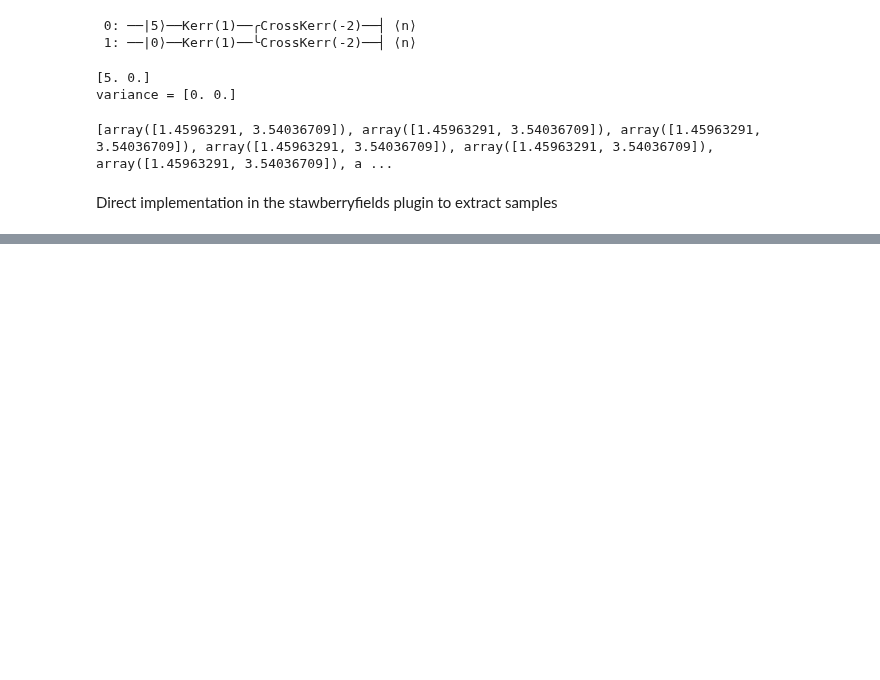
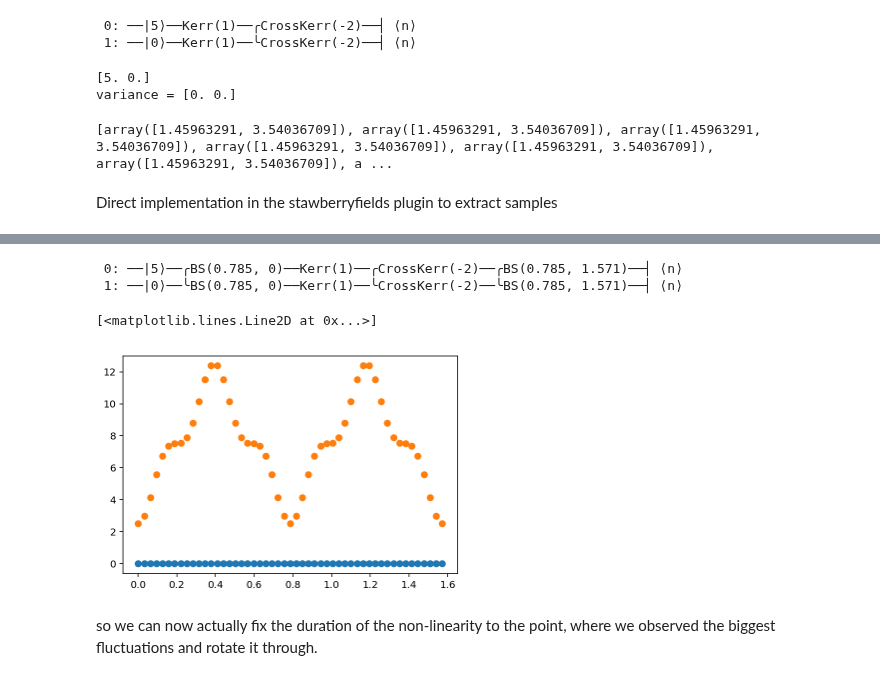
Before and after one commit to synqs/pennylane-ls, a Jupyter notebook: examples/Fisher_information.ipynb, the cells around one changed output, grey strips where cells are left out. Drawn from its saved outputs; the diff is of its cells as text; code cells hidden in the pictures; blank space fills up the shorter version.

Commit message:
Added a few lines for simpler testing.

```diff
--- a/examples/Fisher_information.ipynb
+++ b/examples/Fisher_information.ipynb
@@ -111,0 +140,30 @@ result = [circuit(i, 0).samples for i in thetas]
+# %%
+Kerr_Ramsey(1)
+print(Kerr_Ramsey.draw())
+# %% [output]
+ 0: ──|5⟩──╭BS(0.785, 0)──Kerr(1)──╭CrossKerr(-2)──╭BS(0.785, 1.571)──┤ ⟨n⟩
+ 1: ──|0⟩──╰BS(0.785, 0)──Kerr(1)──╰CrossKerr(-2)──╰BS(0.785, 1.571)──┤ ⟨n⟩
+# %%
+Nkappa = 51;
+kappas = np.linspace(0, np.pi/2, Nkappa);
+meansUp = np.zeros(Nkappa);
+meansDown = np.zeros(Nkappa);
+
+varsUp = np.zeros(Nkappa);
+varsDown = np.zeros(Nkappa);
+
+for ii in np.arange(Nkappa):
+    meansUp [ii], meansDown[ii] = Kerr_Ramsey(kappas[ii])
+    varsUp [ii], varsDown[ii] = Kerr_Ramsey(kappas[ii], var = True)
+
+Lz_mean = meansUp - meansDown
+Lz_var = varsUp + varsDown
+# %%
+f, ax = plt.subplots()
+ax.plot(kappas, Lz_mean, 'o', label='mean')
+ax.plot(kappas, Lz_var, 'o', label='var')
+# %% [output]
+[<matplotlib.lines.Line2D at 0x...>]
+[figure, added]
+# %% [markdown]
+so we can now actually fix the duration of the non-linearity to the point, where we observed the biggest fluctuations and rotate it through.
```
Also changed, not shown: parts of 6 cells of this notebook.
